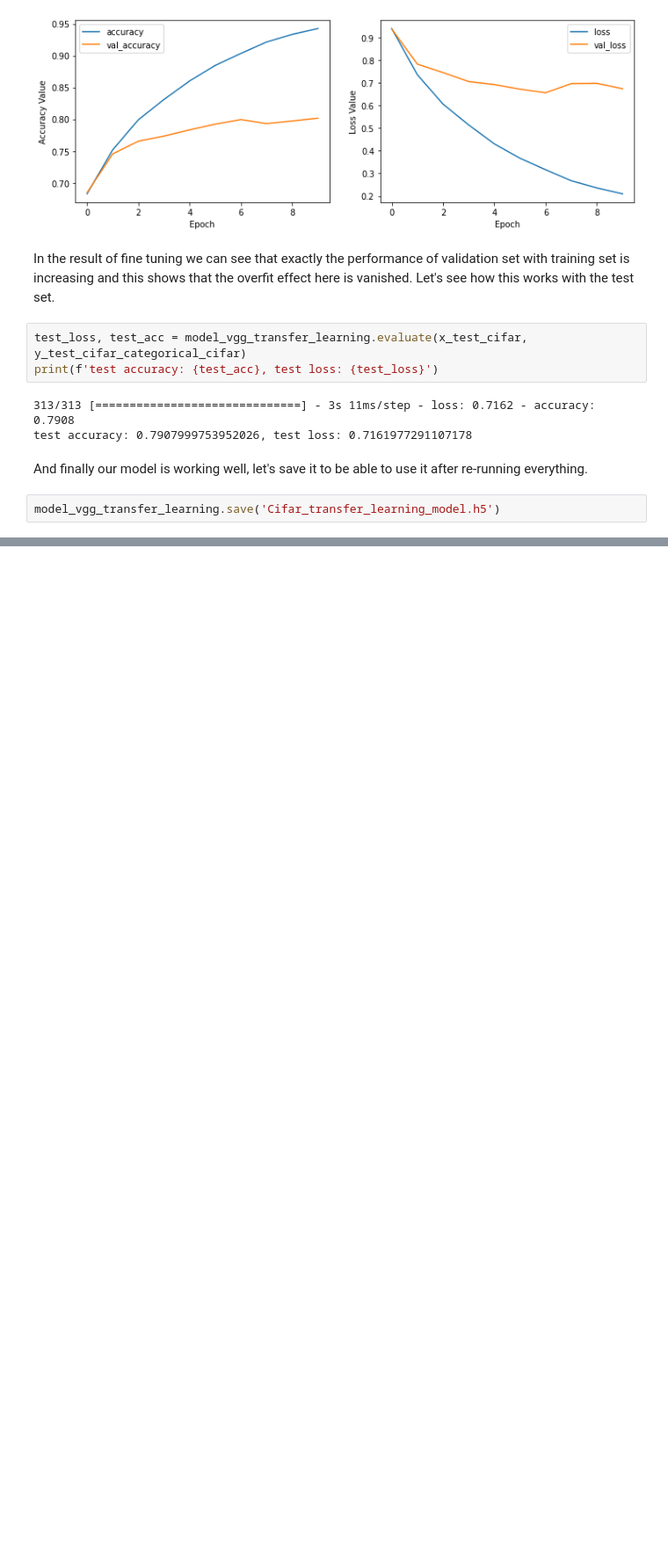
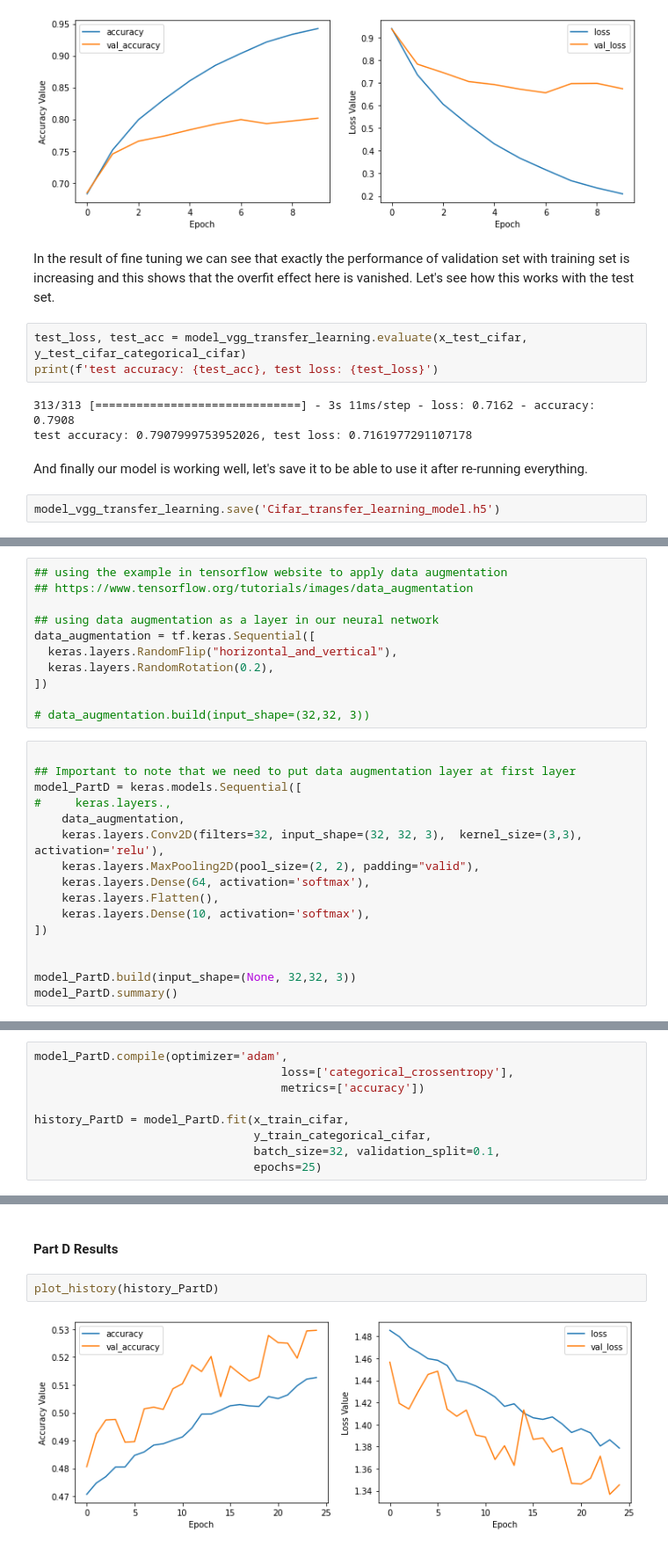
Before and after one commit to amindadgar/Machine-Learning, a Jupyter notebook: HW4/main.ipynb, the cells around one changed output, grey strips where cells are left out. Shown at 88% size. Cells and saved outputs as stored; diff of their text form; blank space fills up the shorter version.

```diff
--- a/HW4/main.ipynb
+++ b/HW4/main.ipynb
@@ -1256,0 +1288,27 @@ Explain what is data augmentation is and apply it on the dataset and see how it
+# %%
+## using the example in tensorflow website to apply data augmentation
+## https://www.tensorflow.org/tutorials/images/data_augmentation
+
+## using data augmentation as a layer in our neural network
+data_augmentation = tf.keras.Sequential([
+  keras.layers.RandomFlip("horizontal_and_vertical"),
+  keras.layers.RandomRotation(0.2),
+])
+
+# data_augmentation.build(input_shape=(32,32, 3))
+# %%
+
+## Important to note that we need to put data augmentation layer at first layer
+model_PartD = keras.models.Sequential([
+#     keras.layers.,
+    data_augmentation,
+    keras.layers.Conv2D(filters=32, input_shape=(32, 32, 3),  kernel_size=(3,3), activation='relu'),
+    keras.layers.MaxPooling2D(pool_size=(2, 2), padding="valid"),
+    keras.layers.Dense(64, activation='softmax'),
+    keras.layers.Flatten(),
+    keras.layers.Dense(10, activation='softmax'),
+])
+
+
+model_PartD.build(input_shape=(None, 32,32, 3))
+model_PartD.summary()
@@ -1256,0 +1333,9 @@ Explain what is data augmentation is and apply it on the dataset and see how it
+# %%
+model_PartD.compile(optimizer='adam',
+                                    loss=['categorical_crossentropy'],
+                                    metrics=['accuracy'])
+
+history_PartD = model_PartD.fit(x_train_cifar,
+                                y_train_categorical_cifar,
+                                batch_size=32, validation_split=0.1,
+                                epochs=25)
@@ -1256,0 +1362,6 @@ Explain what is data augmentation is and apply it on the dataset and see how it
+# %% [markdown]
+#### Part D Results
+# %%
+plot_history(history_PartD)
+# %% [output]
+[figure, added]
```
Also changed, not shown: parts of 37 cells of this notebook.
